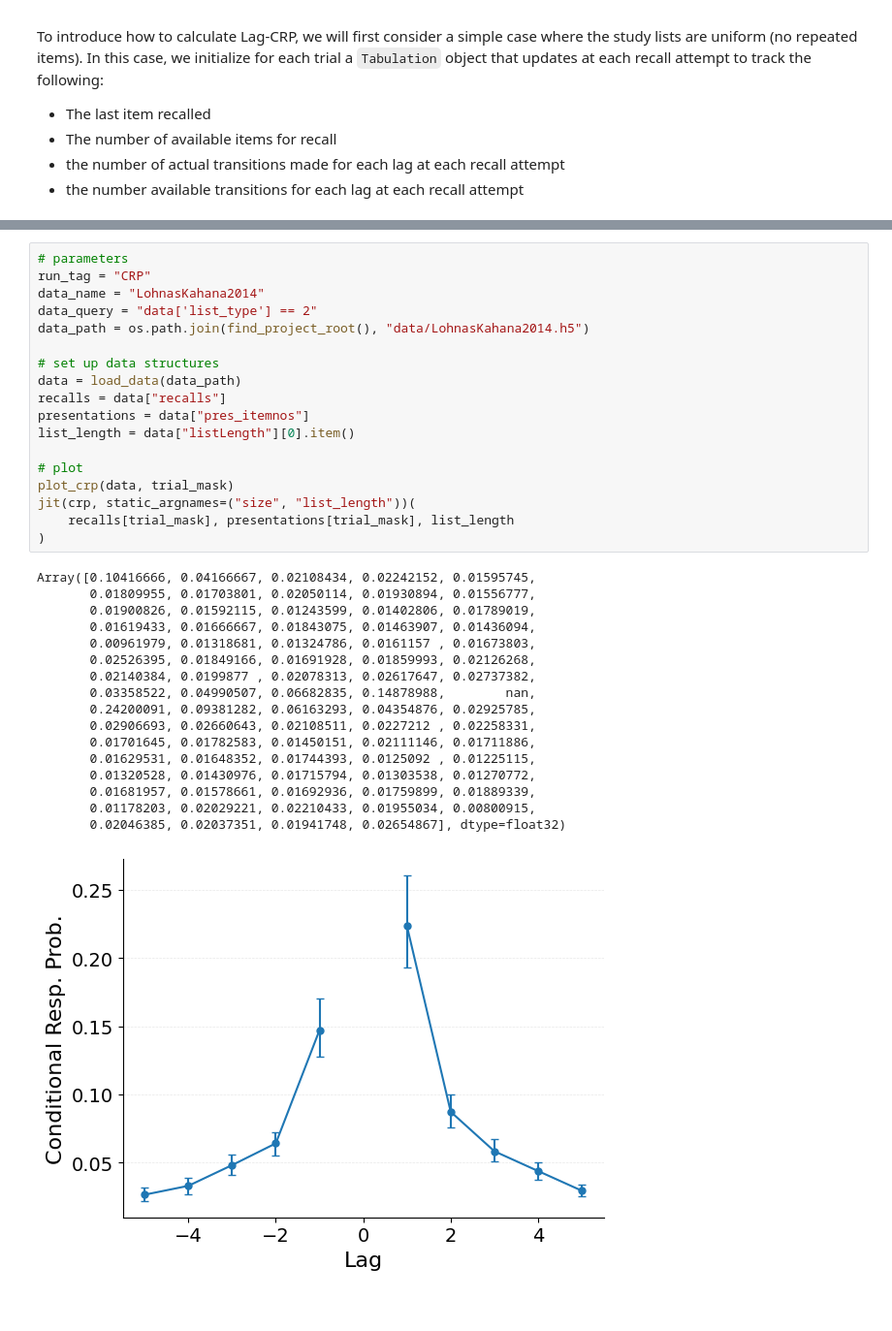
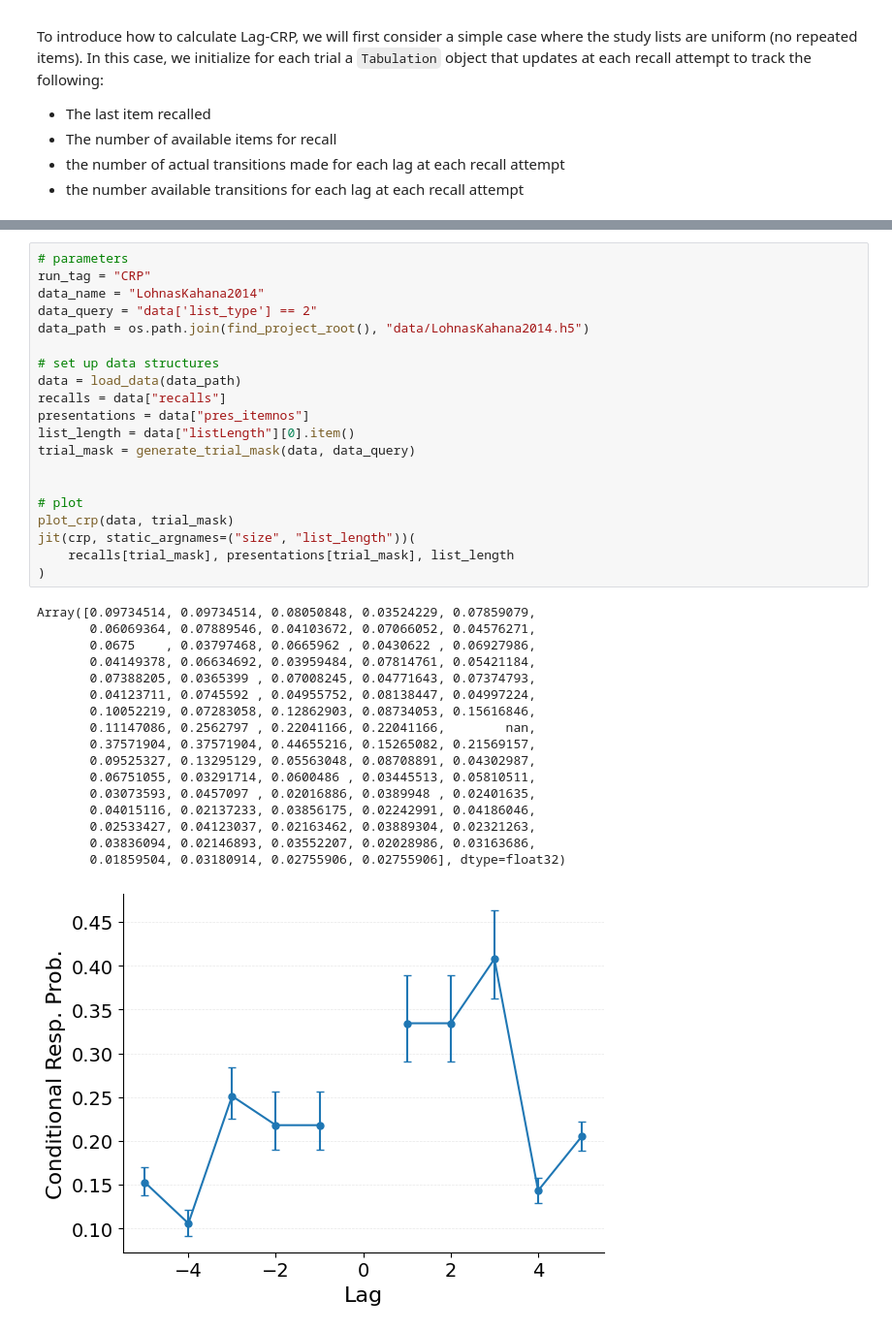
Before and after one commit to githubpsyche/jaxcmr, a Jupyter notebook: notebooks/crp.ipynb, the cells around one changed output, grey strips where cells are left out. Shown at 97% size. Saved outputs shown, nothing was run; the diff lists cells and outputs as text.

```diff
--- a/notebooks/crp.ipynb
+++ b/notebooks/crp.ipynb
@@ -116,36 +106,38 @@ Array([0.10416666, 0.04166667, 0.02108434, 0.02242152, 0.01595745,
 # %%
 # parameters
 run_tag = "CRP"
 data_name = "LohnasKahana2014"
 data_query = "data['list_type'] == 2"
 data_path = os.path.join(find_project_root(), "data/LohnasKahana2014.h5")
 
 # set up data structures
 data = load_data(data_path)
 recalls = data["recalls"]
 presentations = data["pres_itemnos"]
 list_length = data["listLength"][0].item()
+trial_mask = generate_trial_mask(data, data_query)
+
 
 # plot
 plot_crp(data, trial_mask)
 jit(crp, static_argnames=("size", "list_length"))(
     recalls[trial_mask], presentations[trial_mask], list_length
 )
 # %% [output]
-Array([0.10416666, 0.04166667, 0.02108434, 0.02242152, 0.01595745,
-       0.01809955, 0.01703801, 0.02050114, 0.01930894, 0.01556777,
-       0.01900826, 0.01592115, 0.01243599, 0.01402806, 0.01789019,
-       0.01619433, 0.01666667, 0.01843075, 0.01463907, 0.01436094,
-       0.00961979, 0.01318681, 0.01324786, 0.0161157 , 0.01673803,
-       0.02526395, 0.01849166, 0.01691928, 0.01859993, 0.02126268,
-       0.02140384, 0.0199877 , 0.02078313, 0.02617647, 0.02737382,
-       0.03358522, 0.04990507, 0.06682835, 0.14878988,        nan,
-       0.24200091, 0.09381282, 0.06163293, 0.04354876, 0.02925785,
-       0.02906693, 0.02660643, 0.02108511, 0.0227212 , 0.02258331,
-       0.01701645, 0.01782583, 0.01450151, 0.02111146, 0.01711886,
-       0.01629531, 0.01648352, 0.01744393, 0.0125092 , 0.01225115,
-       0.01320528, 0.01430976, 0.01715794, 0.01303538, 0.01270772,
-       0.01681957, 0.01578661, 0.01692936, 0.01759899, 0.01889339,
-       0.01178203, 0.02029221, 0.02210433, 0.01955034, 0.00800915,
-       0.02046385, 0.02037351, 0.01941748, 0.02654867], dtype=float32)
+Array([0.09734514, 0.09734514, 0.08050848, 0.03524229, 0.07859079,
+       0.06069364, 0.07889546, 0.04103672, 0.07066052, 0.04576271,
+       0.0675    , 0.03797468, 0.0665962 , 0.0430622 , 0.06927986,
+       0.04149378, 0.06634692, 0.03959484, 0.07814761, 0.05421184,
+       0.07388205, 0.0365399 , 0.07008245, 0.04771643, 0.07374793,
+       0.04123711, 0.0745592 , 0.04955752, 0.08138447, 0.04997224,
+       0.10052219, 0.07283058, 0.12862903, 0.08734053, 0.15616846,
+       0.11147086, 0.2562797 , 0.22041166, 0.22041166,        nan,
+       0.37571904, 0.37571904, 0.44655216, 0.15265082, 0.21569157,
+       0.09525327, 0.13295129, 0.05563048, 0.08708891, 0.04302987,
+       0.06751055, 0.03291714, 0.0600486 , 0.03445513, 0.05810511,
+       0.03073593, 0.0457097 , 0.02016886, 0.0389948 , 0.02401635,
+       0.04015116, 0.02137233, 0.03856175, 0.02242991, 0.04186046,
+       0.02533427, 0.04123037, 0.02163462, 0.03889304, 0.02321263,
+       0.03836094, 0.02146893, 0.03552207, 0.02028986, 0.03163686,
+       0.01859504, 0.03180914, 0.02755906, 0.02755906], dtype=float32)
-[figure, old version]
+[figure, new version]
```
Also changed, not shown: parts of 13 cells of this notebook.
